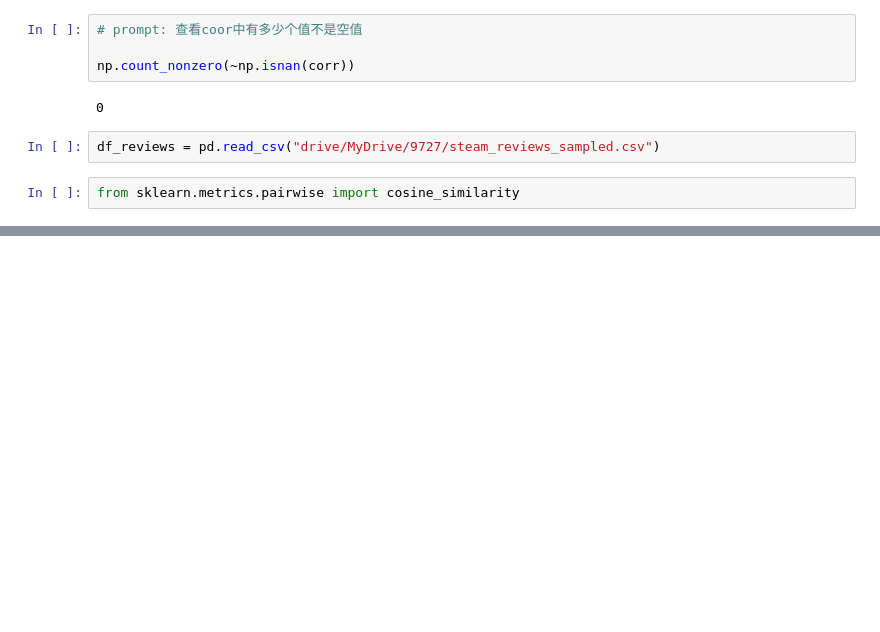
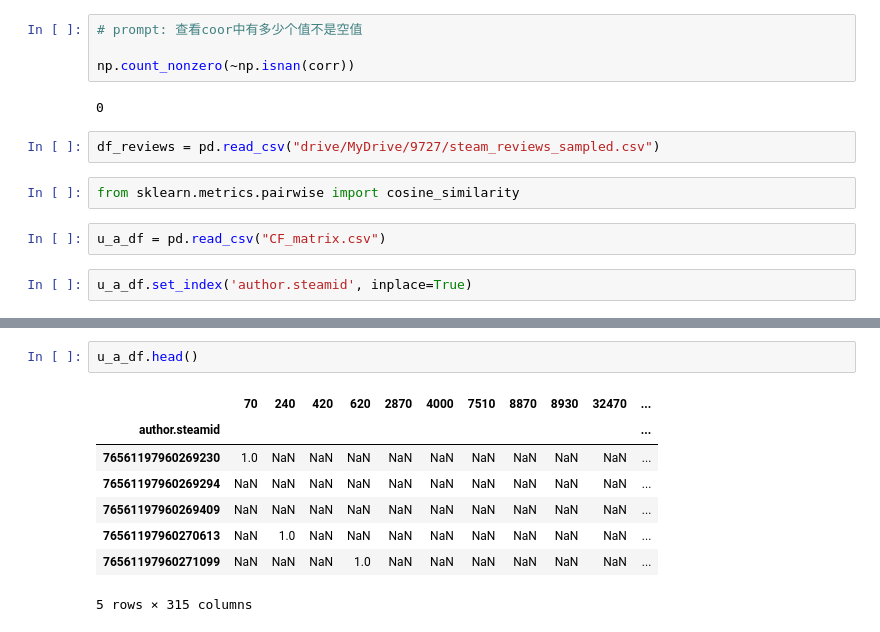
Before and after one commit to RobertDaiMelb/SteamGameRecommenderPrototype, a Jupyter notebook: CF.ipynb, the cells around one changed output, grey strips where cells are left out. Cells and saved outputs as stored; diff of their text form; blank space fills up the shorter version.

```diff
--- a/CF.ipynb
+++ b/CF.ipynb
@@ -240,3 +240,7 @@ np.count_nonzero(~np.isnan(corr))
 df_reviews = pd.read_csv("drive/MyDrive/9727/steam_reviews_sampled.csv")
 # %%
 from sklearn.metrics.pairwise import cosine_similarity
+# %%
+u_a_df = pd.read_csv("CF_matrix.csv")
+# %%
+u_a_df.set_index('author.steamid', inplace=True)
@@ -243,3 +259,14 @@ from sklearn.metrics.pairwise import cosine_similarity
+# %%
+u_a_df.head()
+# %% [output]
+|  | 70 | 240 | 420 | 620 | 2870 | 4000 | 7510 | 8870 | 8930 | 32470 | ... |
+| author.steamid |  |  |  |  |  |  |  |  |  |  | ... |
+| 76561197960269230 | 1.0 | NaN | NaN | NaN | NaN | NaN | NaN | NaN | NaN | NaN | ... |
+| 76561197960269294 | NaN | NaN | NaN | NaN | NaN | NaN | NaN | NaN | NaN | NaN | ... |
+| 76561197960269409 | NaN | NaN | NaN | NaN | NaN | NaN | NaN | NaN | NaN | NaN | ... |
+| 76561197960270613 | NaN | 1.0 | NaN | NaN | NaN | NaN | NaN | NaN | NaN | NaN | ... |
+| 76561197960271099 | NaN | NaN | NaN | 1.0 | NaN | NaN | NaN | NaN | NaN | NaN | ... |
+5 rows × 315 columns
 # %%
 class User():
   def __init__(self, user_id):
```
Also changed, not shown: parts of 7 cells of this notebook.
